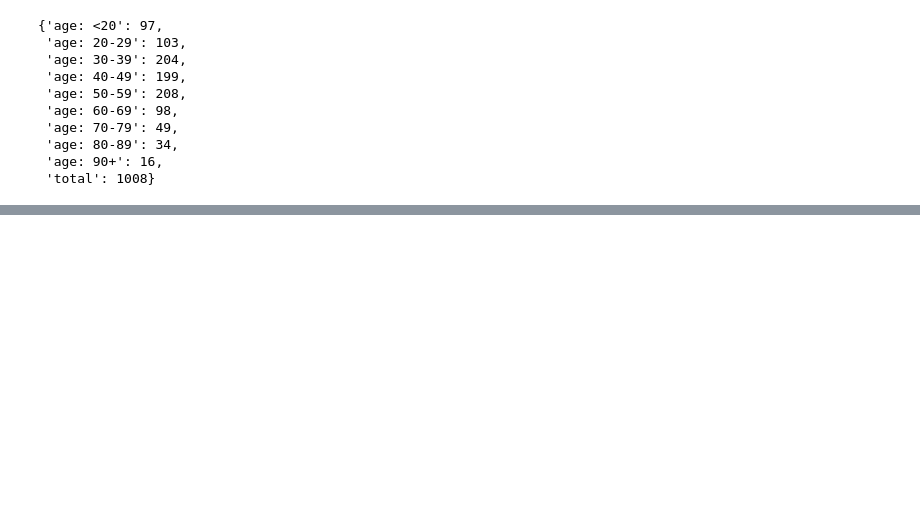
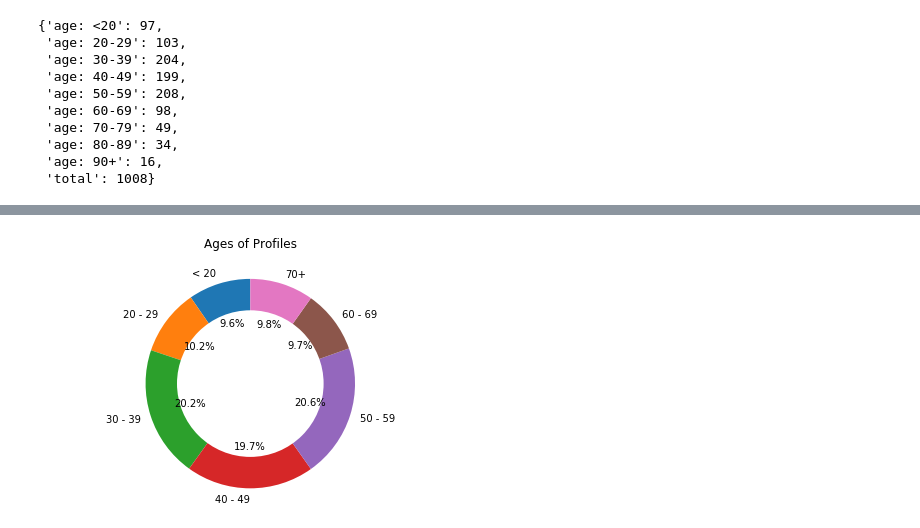
Before and after one commit to cyberjon/DataMate, a Jupyter notebook: Plots/Age_pie.ipynb, the cells around one changed output, grey strips where cells are left out. Cells and saved outputs as stored; diff of their text form; code cells hidden in the pictures; blank space fills up the shorter version.

```diff
--- a/Plots/Age_pie.ipynb
+++ b/Plots/Age_pie.ipynb
@@ -19,3 +19,13 @@ age_data
 | 7 | age: 80-89 | 34 |
 | 8 | age: 90+ | 16 |
 | 9 | total | 1008 |
+# %%
+# Dropping the columns to combine
+age_data2 = age_data.drop([6,7,8,9])
+age_data2
+# made new row in temp df
+age_data_temp = pd.DataFrame({"age": ["age: 70+"], "count":[99]})
+# added row to cleaned up df
+age_data2=age_data2.append(age_data_temp)
+age_data2=age_data2.reset_index()
+age_data2
@@ -63,0 +107,23 @@ plt.savefig('age_pie.png')
+# %%
+# Pie chart
+labels = ["< 20", "20 - 29", "30 - 39",
+          "40 - 49", "50 - 59", "60 - 69",
+          "70+"]
+sizes = age_data2["count"]
+#color
+
+
+fig1, ax1 = plt.subplots()
+ax1.pie(sizes, labels=labels, autopct='%1.1f%%', startangle=90)
+#draw circle
+centre_circle = plt.Circle((0,0),0.70,fc='white')
+fig = plt.gcf()
+fig.gca().add_artist(centre_circle)
+# Equal aspect ratio ensures that pie is drawn as a circle
+ax1.axis('equal')
+plt.title("Ages of Profiles\n")
+plt.tight_layout()
+
+plt.savefig('age_circ_pie.png')
+# %% [output]
+[figure, added]
```
Also changed, not shown: parts of 7 cells of this notebook, 8 other files.
